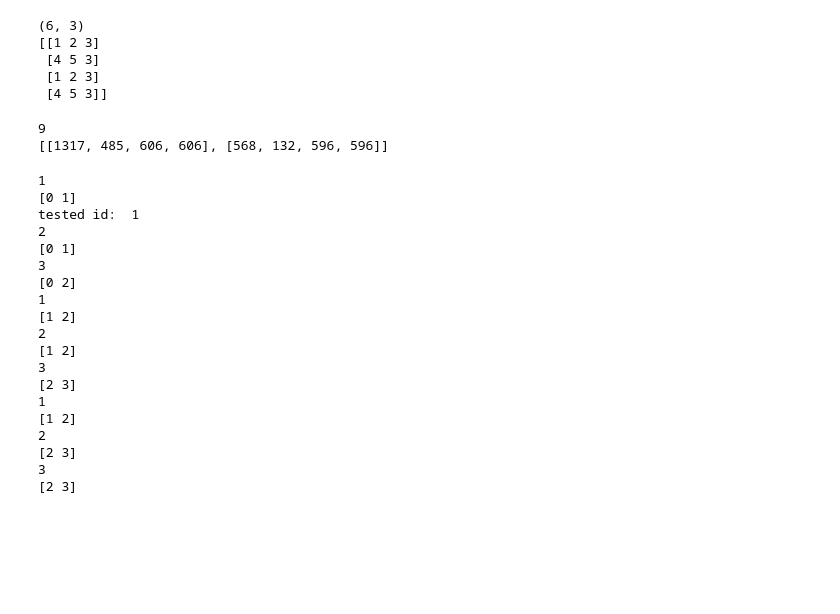
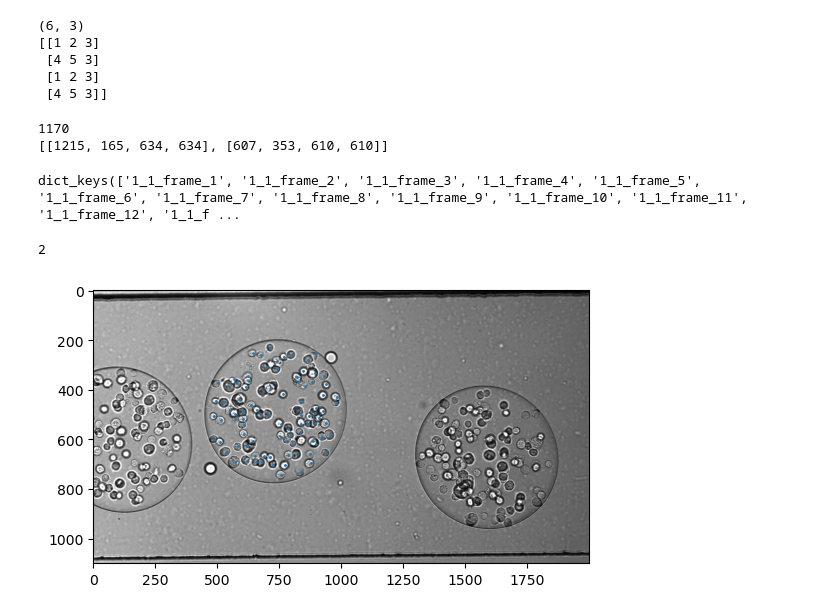
Before and after one commit to lambi702/CV-Video_annotation, a Jupyter notebook: json_format.ipynb, the cells around one changed output. Drawn from its saved outputs; the diff is of its cells as text; code cells hidden in the pictures; blank space fills up the shorter version.

```diff
--- a/json_format.ipynb
+++ b/json_format.ipynb
@@ -32,22 +40,27 @@ print(sorted_array)
  [1 2 3]
  [4 5 3]]
 # %%
-current_bb = bb[1]
+current_bb = bb["1-1-1"]
 print(len(bb))
 print(current_bb)
 # %% [output]
-9
-[[1317, 485, 606, 606], [568, 132, 596, 596]]
+1170
+[[1215, 165, 634, 634], [607, 353, 610, 610]]
+# %%
+data["1-1"].keys()
+# %% [output]
+dict_keys(['1_1_frame_1', '1_1_frame_2', '1_1_frame_3', '1_1_frame_4', '1_1_frame_5', '1_1_frame_6', '1_1_frame_7', '1_1_frame_8', '1_1_frame_9', '1_1_frame_10', '1_1_frame_11', '1_1_frame_12', '1_1_f ...
 # %%
-group = 9
-for student in range(1,3+1):
-    for frame in range(1,3+1):
-        print(frame)
+for d in data.keys():
+    for i in range(1,31):
+        key = f'{d}-{i}'
         dict_data = {}
-        current_data = data[student-1]
-        current_bb = bb[(student-1)*3+frame-1]
-
-        cell = np.array(current_data[f'{group}_{student}_frame_{frame}']["cells"])
+        current_data = data[d]
+        current_bb = bb[key]
+        k_cell = key.split("-")
+        k_cell = k_cell[0] + "_" + k_cell[1] + "_frame_" + k_cell[2]
+        cell = np.array(current_data[k_cell]["cells"])
+        dict_data["file_name"] = k_cell
 
         dict_data["bb"]=current_bb
         dict_data["valid_bb"] = []
@@ -58,7 +71,7 @@ for student in range(1,3+1):
             dict_data["cell"].append([])
 
         cells_id = np.unique(cell[:,2])
-        print(cells_id)
+        # print("Searching for: ",cells_id)
 
         for test_id in cells_id:
             box_id_list = []
@@ -75,31 +88,27 @@ for student in range(1,3+1):
             if len(box_id_list) > 0:
                 box_id = max(set(box_id_list), key = box_id_list.count)
                 dict_data["valid_bb"][box_id] = 1
-                dict_data["cell"][box_id] = cell[cell[:,2] == test_id, :2].tolist()
-            else:
-                print("tested id: ",test_id)
+                dict_data["cell"][box_id] = cell[cell[:,2] == test_id, :3].tolist()
+                if len(dict_data["cell"]) > 200:
+                    print("too much cells: ",len(dict_data["cell"]))
 
-        file_path = f'generated/test{group}-{student}-{frame}.json'
+        file_path = f'data/generated/{key}.json'
         with open(file_path, 'w') as json_file:
             json.dump(dict_data, json_file,indent=2)
-        #print(dict_data)
-# %% [output]
-1
-[0 1]
-tested id:  1
-2
-[0 1]
-3
-[0 2]
-1
-[1 2]
-2
-[1 2]
-3
-[2 3]
-1
-[1 2]
-2
-[2 3]
-3
-[2 3]
+# %%
+file_cells = 'data/generated/5-3-1.json'
+with open(file_cells) as f:
+    cells = json.load(f)
+
+images = cv2.imreadmulti('data/sequences/5-3.tif')[1]
+cell = cells['cell']
+print(len(cell))
+plt.imshow(images[0])
+for c in cell:
+    if len(c) == 0:
+        continue
+    c = np.array(c)
+    plt.scatter(c[:,0],c[:,1], s=1)
+# %% [output]
+2
+[figure, added]
```
Also changed, not shown: parts of 6 cells of this notebook, 22 other files.
